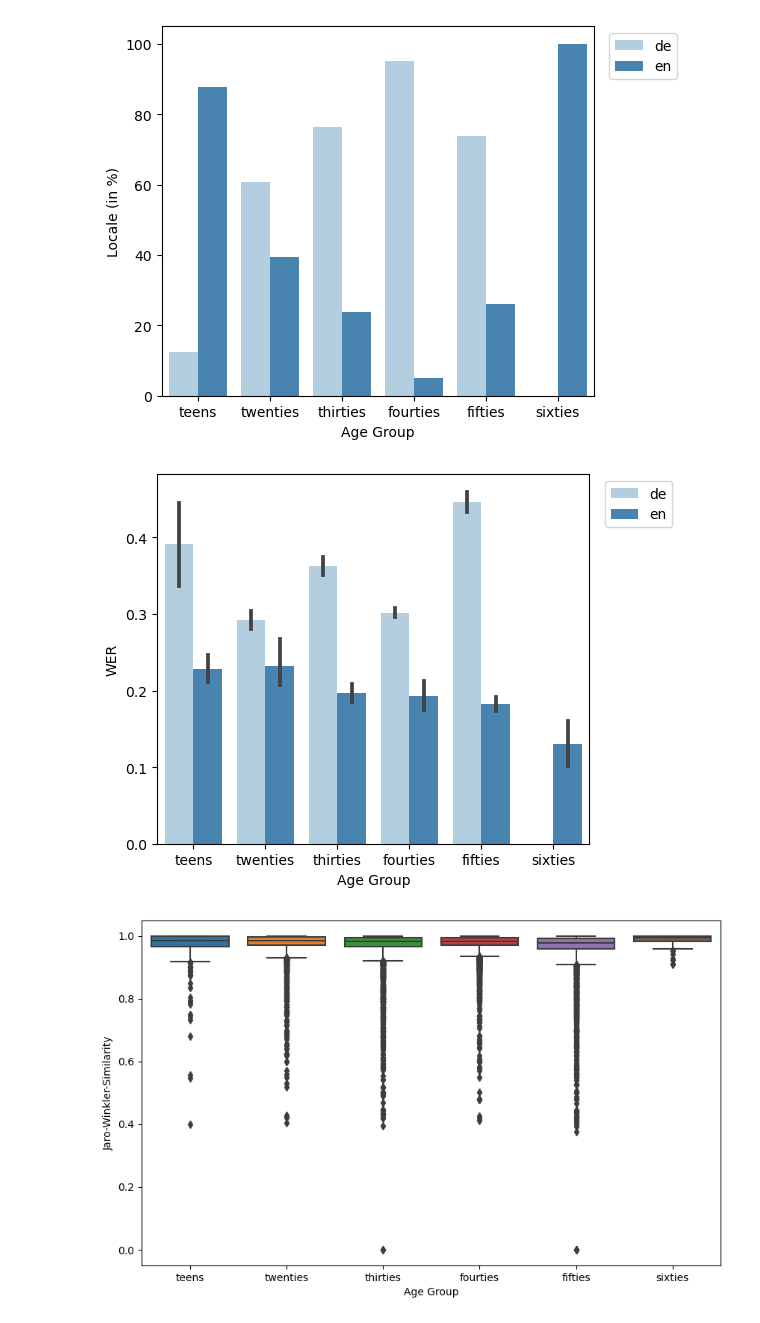
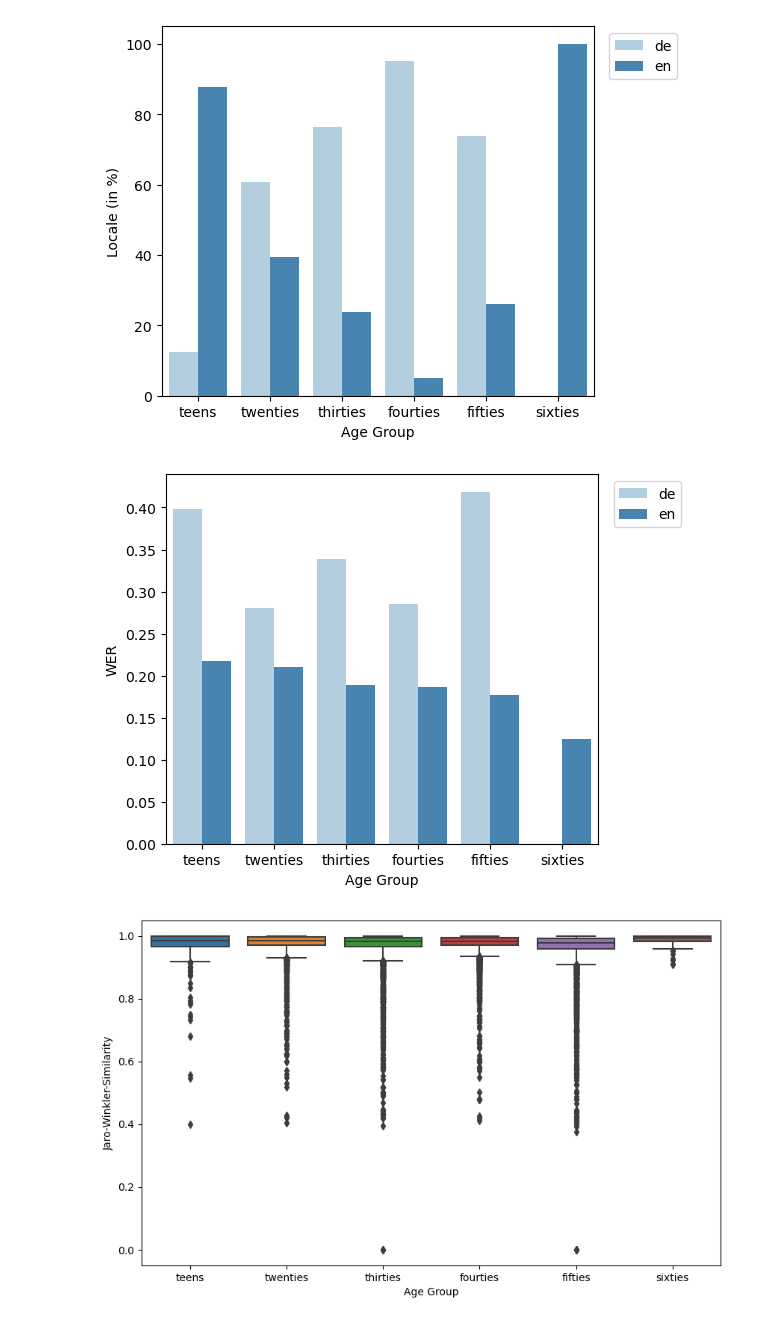
Before and after one commit to DrBilboArriba/ASR_and_science_podcasts, a Jupyter notebook: BA_ASR_and_science_podcasts.ipynb, the cells around one changed output. Saved outputs shown, nothing was run; the diff lists cells and outputs as text; code cells hidden in the pictures.

```diff
--- a/BA_ASR_and_science_podcasts.ipynb
+++ b/BA_ASR_and_science_podcasts.ipynb
@@ -1194,15 +1194,29 @@ plt.savefig('.\\summary\\plots\\age_locale_group.png')
 plt.show()
 # %% [output]
 [figure]
+# %%
+# Group the DataFrame by 'age' and 'locale' and calculate the sums
+age_locale_grouped = cvtx.groupby(['age', 'locale']).agg({
+    'Errors': 'sum',
+    'Reference_Length': 'sum'
+}).reset_index()
+
+# Calculate the sum of 'locale' per group
+age_locale_grouped['locale_sum'] = age_locale_grouped.groupby(['age', 'locale'])['locale'].transform('count')
+
+# Reorder the columns to match your desired result
+age_locale_grouped = age_locale_grouped[['age', 'locale', 'locale_sum', 'Errors', 'Reference_Length']]
+
+age_locale_grouped['total_wer'] = age_locale_grouped['Errors'] / age_locale_grouped['Reference_Length']
 # %%
-sns.barplot(x='age', y='wer_score', hue='locale', data=cvtx, order=custom_order, palette='Blues')
+sns.barplot(x='age', y='total_wer', hue='locale', data=age_locale_grouped, order=custom_order, palette='Blues')
 plt.legend(bbox_to_anchor=(1.02, 1), loc='upper left')
 plt.subplots_adjust(right=0.8)
 plt.xlabel('Age Group')
 plt.ylabel('WER')
 plt.savefig('.\\summary\\plots\\locale_wer.png')
 # %% [output]
-[figure, old version]
+[figure, new version]
 # %%
 plt.figure(figsize=(10, 6))
 
```
